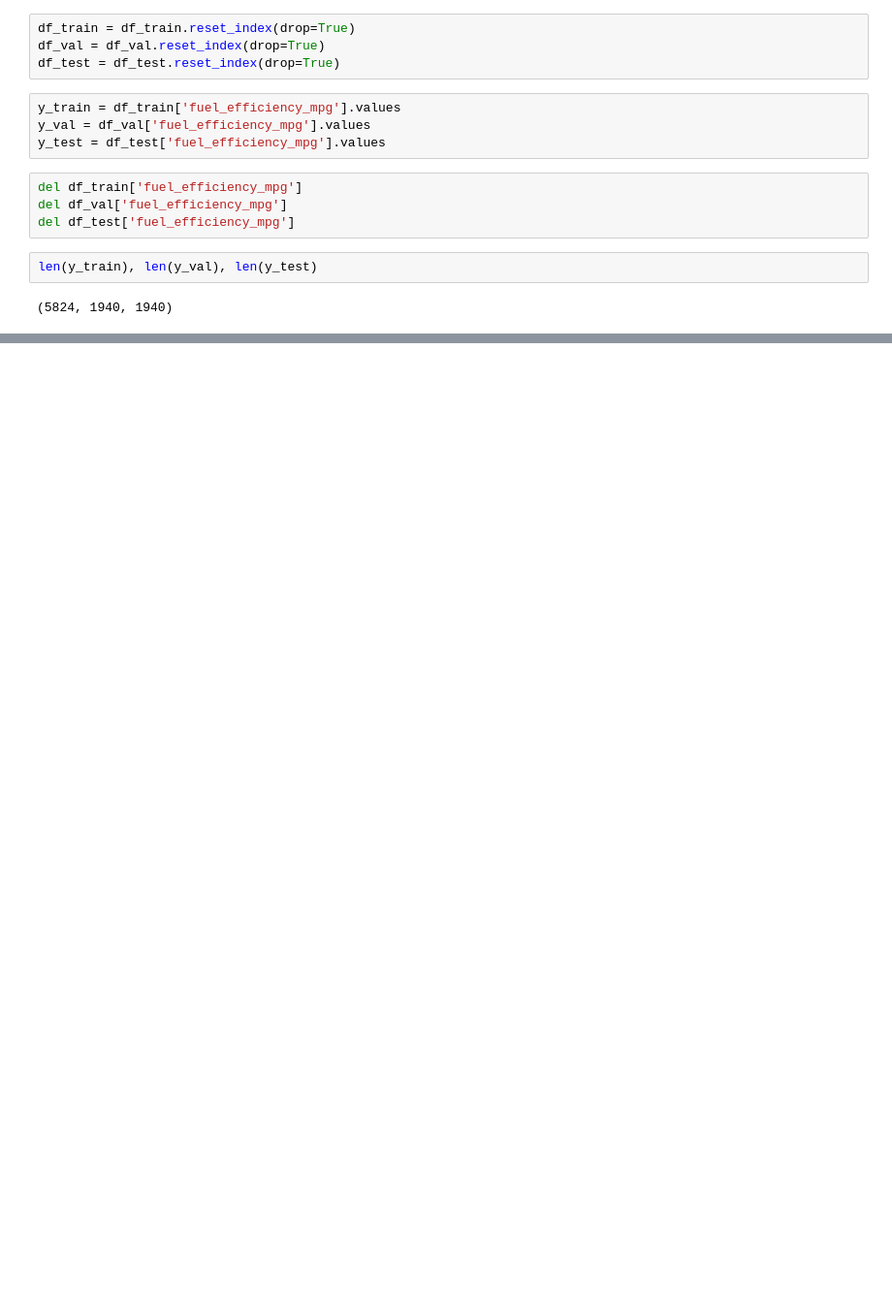
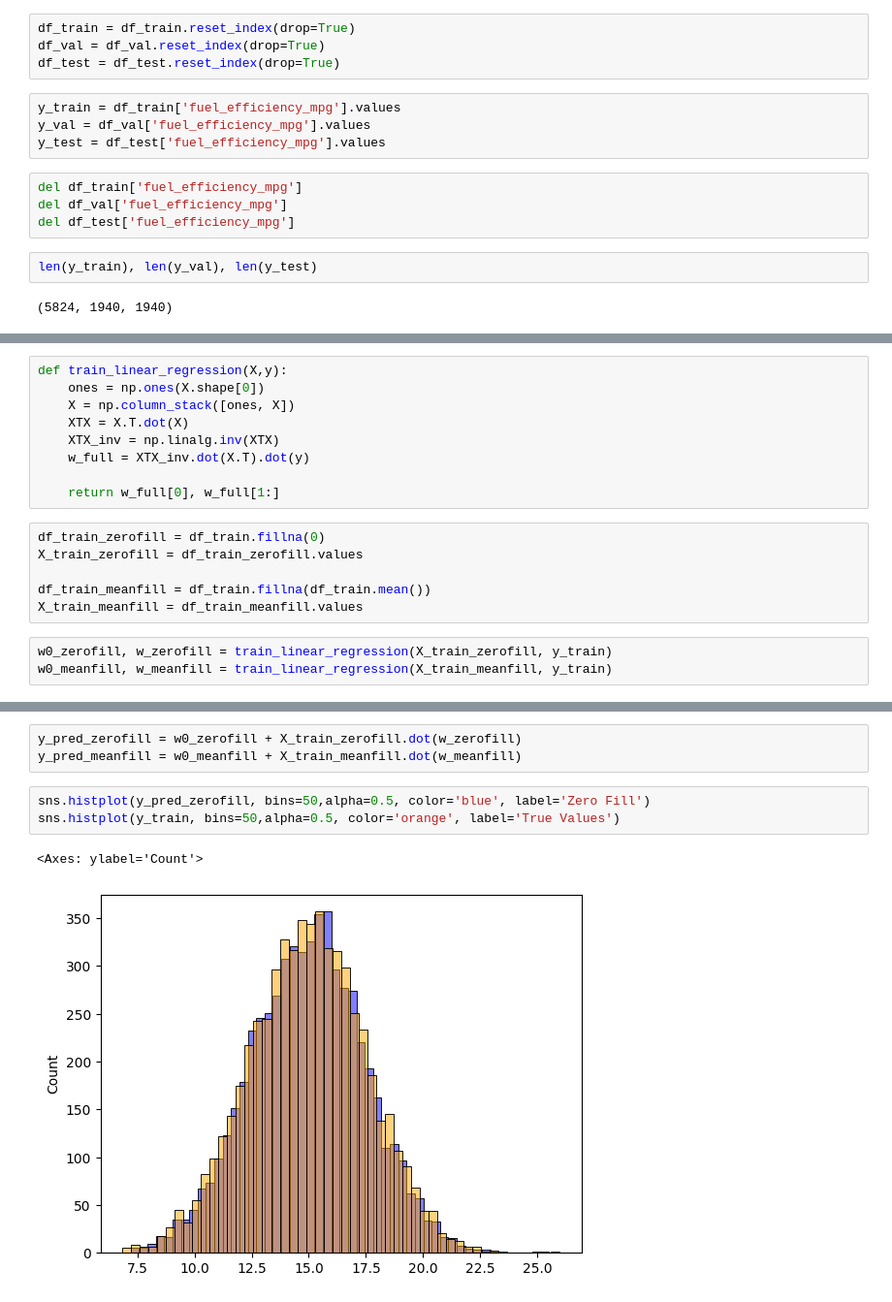
Before and after one commit to BhuvanChaithanya/machine-learning-zoomcamp-homework, a Jupyter notebook: 02-regression/homework2.ipynb, the cells around one changed output, grey strips where cells are left out. Shown: that part at 97% size. Drawn from its saved outputs; the diff is of its cells as text; blank space fills up the shorter version.

```diff
--- a/02-regression/homework2.ipynb
+++ b/02-regression/homework2.ipynb
@@ -224 +222,19 @@ origin                   0
 dtype: int64
+# %%
+def train_linear_regression(X,y):
+    ones = np.ones(X.shape[0])
+    X = np.column_stack([ones, X])
+    XTX = X.T.dot(X)
+    XTX_inv = np.linalg.inv(XTX)
+    w_full = XTX_inv.dot(X.T).dot(y)
+
+    return w_full[0], w_full[1:]
+# %%
+df_train_zerofill = df_train.fillna(0)
+X_train_zerofill = df_train_zerofill.values
+
+df_train_meanfill = df_train.fillna(df_train.mean())
+X_train_meanfill = df_train_meanfill.values
+# %%
+w0_zerofill, w_zerofill = train_linear_regression(X_train_zerofill, y_train)
+w0_meanfill, w_meanfill = train_linear_regression(X_train_meanfill, y_train)
@@ -224,0 +256,9 @@ dtype: int64
+# %%
+y_pred_zerofill = w0_zerofill + X_train_zerofill.dot(w_zerofill)
+y_pred_meanfill = w0_meanfill + X_train_meanfill.dot(w_meanfill)
+# %%
+sns.histplot(y_pred_zerofill, bins=50,alpha=0.5, color='blue', label='Zero Fill')
+sns.histplot(y_train, bins=50,alpha=0.5, color='orange', label='True Values')
+# %% [output]
+<Axes: ylabel='Count'>
+[figure, added]
```
Also changed, not shown: parts of 24 cells of this notebook.
